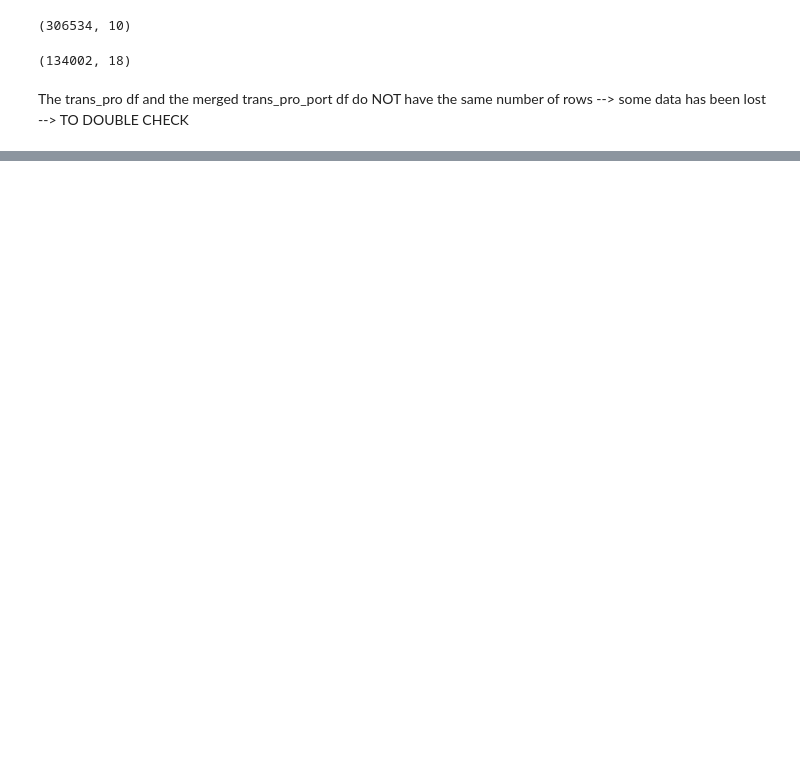
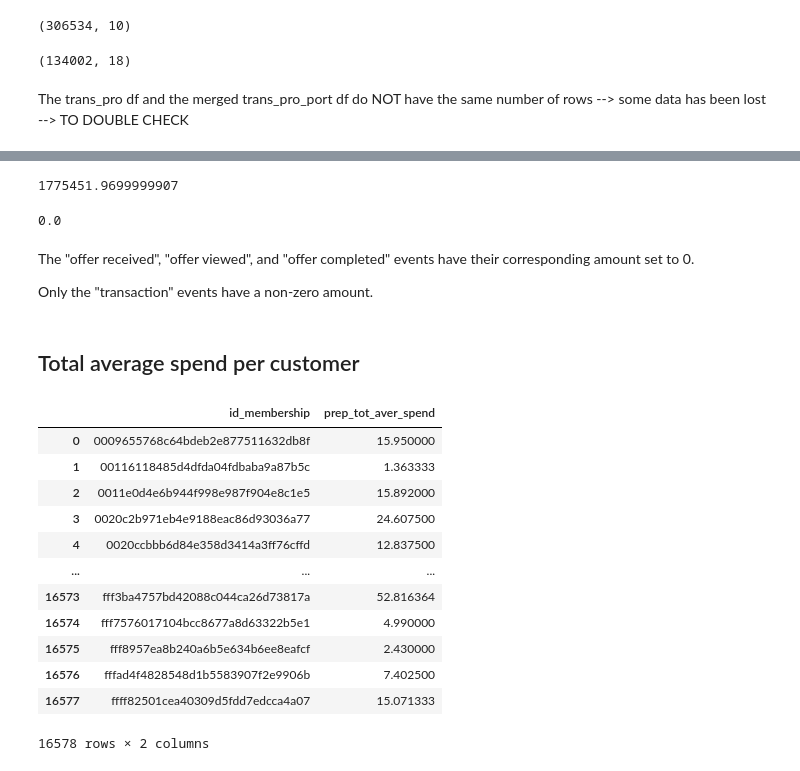
Before and after one commit to mbastard/TargetingCustomers_DAIB, a Jupyter notebook: eda/eda_mickael.ipynb, the cells around one changed output, grey strips where cells are left out. Saved outputs shown, nothing was run; the diff lists cells and outputs as text; code cells hidden in the pictures; blank space fills up the shorter version.

```diff
--- a/eda/eda_mickael.ipynb
+++ b/eda/eda_mickael.ipynb
@@ -327,0 +376,35 @@ trans_pro_port.head()
+# %%
+sum(transcript[transcript.event == "transaction"].amount)
+# %% [output]
+1775451.9699999907
+# %%
+sum(transcript[transcript.event == "offer received"].amount)
+# %% [output]
+0.0
+# %% [markdown]
+The "offer received", "offer viewed", and "offer completed" events have their corresponding amount set to 0.
+
+Only the "transaction" events have a non-zero amount.
+# %% [markdown]
+## Total average spend per customer
+# %%
+trans_mean = transcript.query('event == "transaction"') # Filter only on transactions events
+trans_mean = trans_mean.groupby('id_membership').mean() #.sort_values(by="amount", ascending=False)
+trans_mean = trans_mean.reset_index(level=[0]) # reset index
+trans_mean = trans_mean[["id_membership", "amount"]] # only keep "id_membership" and "amount" columns for later merging to profile
+trans_mean.rename(columns = {'amount':'prep_tot_aver_spend'}, inplace = True) # rename "amount" column to "prep_tot_aver_spend" column
+trans_mean
+# %% [output]
+|  | id_membership | prep_tot_aver_spend |
+| 0 | 0009655768c64bdeb2e877511632db8f | 15.950000 |
+| 1 | 00116118485d4dfda04fdbaba9a87b5c | 1.363333 |
+| 2 | 0011e0d4e6b944f998e987f904e8c1e5 | 15.892000 |
+| 3 | 0020c2b971eb4e9188eac86d93036a77 | 24.607500 |
+| 4 | 0020ccbbb6d84e358d3414a3ff76cffd | 12.837500 |
+| ... | ... | ... |
+| 16573 | fff3ba4757bd42088c044ca26d73817a | 52.816364 |
+| 16574 | fff7576017104bcc8677a8d63322b5e1 | 4.990000 |
+| 16575 | fff8957ea8b240a6b5e634b6ee8eafcf | 2.430000 |
+| 16576 | fffad4f4828548d1b5583907f2e9906b | 7.402500 |
+| 16577 | ffff82501cea40309d5fdd7edcca4a07 | 15.071333 |
+16578 rows × 2 columns
```
Also changed, not shown: parts of 51 cells of this notebook.
